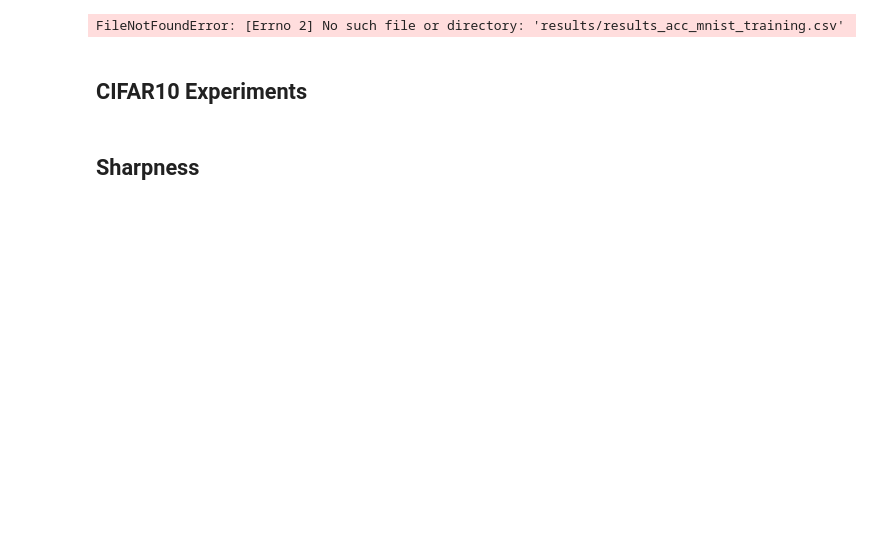
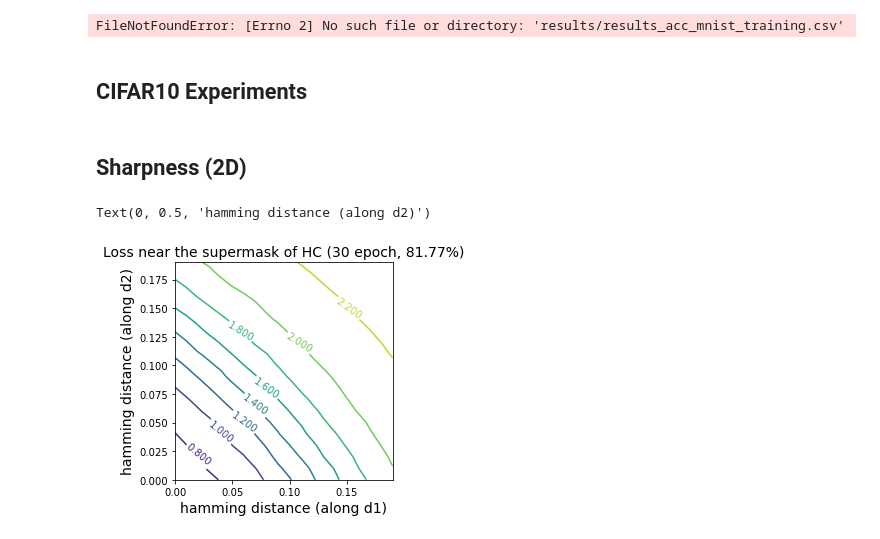
Before and after one commit to ksreenivasan/pruning_is_enough, a Jupyter notebook: plotting_things.ipynb, the cells around one changed output. Drawn from its saved outputs; the diff is of its cells as text; code cells hidden in the pictures; blank space fills up the shorter version.

```diff
--- a/plotting_things.ipynb
+++ b/plotting_things.ipynb
@@ -285,4 +285,15 @@ plt.grid()
 plt.tight_layout()
 plt.savefig("pruning_acc_comparison_cifar10.pdf", format='pdf', dpi=600, bbox_inches='tight', pad_inches=0.05)
 # %% [markdown]
-## Sharpness
+## Sharpness  (2D)
+# %%
+num_epoch=30
+# %%
+size = np.load('results/CIFAR10_HC_{}epoch/results_2D_visualize_sharpness_sparsity_0.2_d_10_v_10_pruning_CIFAR10_hc_0.npy'.format(num_epoch)).shape
+
+sparsity_hc_2D = np.zeros(size)
+for idx in range(10):
+    curr = np.load('results/CIFAR10_HC_{}epoch/results_2D_visualize_sharpness_sparsity_0.2_d_10_v_10_pruning_CIFAR10_hc_{}.npy'.format(num_epoch, idx))
+    sparsity_hc_2D += curr
+    #break
+sparsity_hc_2D /= 10
@@ -288,0 +305,21 @@ plt.savefig("pruning_acc_comparison_cifar10.pdf", format='pdf', dpi=600, bbox_in
+# %%
+delta = 0.01
+x = np.arange(0.0, 0.2, delta)
+y = np.arange(0.0, 0.2, delta)
+X, Y = np.meshgrid(x, y)
+Z = sparsity_hc_2D
+
+fig, ax = plt.subplots()
+CS = ax.contour(X, Y, Z)
+ax.clabel(CS, inline=True, fontsize=10)
+plt.axis('square')
+if num_epoch == 30:
+    ax.set_title('Loss near the supermask of HC (30 epoch, 81.77%)', fontsize=14)
+elif num_epoch == 150:
+    ax.set_title('Loss near the supermask of HC (150 epoch, 85.35%)', fontsize=14)
+
+plt.xlabel('hamming distance (along d1)', fontsize=14)
+plt.ylabel('hamming distance (along d2)', fontsize=14)
+# %% [output]
+Text(0, 0.5, 'hamming distance (along d2)')
+[figure, added]
```
Also changed, not shown: parts of 12 cells of this notebook.
